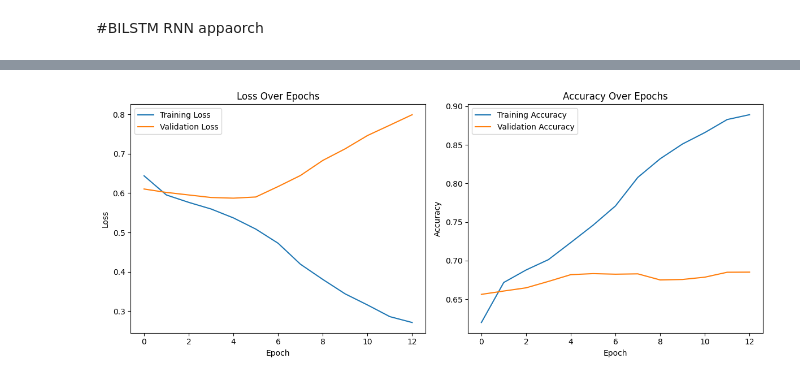
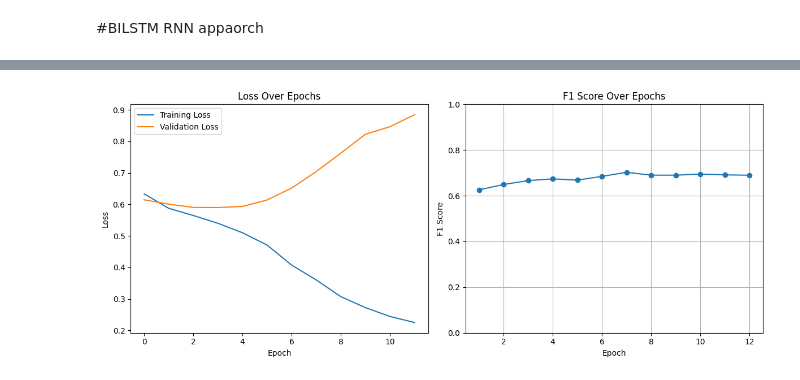
Before and after one commit to AAP9002/COMP34812-NLU-NLI, a Jupyter notebook: NLU_Method_B/BILSTM_RNN_Trainer.ipynb, the cells around one changed output, grey strips where cells are left out. Drawn from its saved outputs; the diff is of its cells as text; code cells hidden in the pictures.

```diff
--- a/NLU_Method_B/BILSTM_RNN_Trainer.ipynb
+++ b/NLU_Method_B/BILSTM_RNN_Trainer.ipynb
@@ -172,10 +209,6 @@ def load_glove(glove_file):
 
 
 loaded_glove = load_glove(glove)
-# %%
-from sklearn.metrics.pairwise import cosine_similarity
-def cosine_similarity(a, b):
-    return np.dot(a, b) / (np.linalg.norm(a) * np.linalg.norm(b) + 1e-5)
 # %% [markdown]
 # Create sequence embeddings
 # %%
@@ -283,10 +314,6 @@ dev_numeric_feats = prepare_numeric_features_optimized(dev_set, loaded_glove, em
 # %% [markdown]
 #BILSTM RNN appaorch
 # %%
-from sklearn.metrics import f1_score
-from tensorflow.keras.callbacks import Callback
-import numpy as np
-
 class F1ScoreCallback(Callback):
     def __init__(self, validation_data, patience=5):
         super().__init__()
@@ -295,18 +322,20 @@ class F1ScoreCallback(Callback):
         self.best_f1 = 0
         self.patience = patience
         self.wait = 0
+        self.f1_scores = []  # ⬅️ add this
 
     def on_epoch_end(self, epoch, logs=None):
         val_pred = self.model.predict(self.X_val)
         val_pred = (val_pred.flatten() > 0.5).astype(int)
         f1 = f1_score(self.y_val, val_pred)
+        self.f1_scores.append(f1)  # ⬅️ save it
 
         print(f"\nEpoch {epoch + 1}: F1 Score = {f1:.4f}")
 
         if f1 > self.best_f1:
             self.best_f1 = f1
             self.best_weights = self.model.get_weights()
-            self.model.save('best_f1_model.keras')  # or 'best_f1_model.keras'
+            self.model.save('best_f1_model.keras')
             self.wait = 0
         else:
             self.wait += 1
@@ -327,13 +354,6 @@ np.random.seed(seed_value)
 # TensorFlow
 tf.random.set_seed(seed_value)
 # %%
-import tensorflow as tf
-from tensorflow.keras.models import Model
-from tensorflow.keras.layers import (
-    Input, LSTM, Dense, Dropout, Bidirectional, Concatenate, Subtract, Multiply,
-    GlobalAveragePooling1D, GlobalMaxPooling1D, Dot, Softmax
-)
-
 # Input shapes
 prem_input = Input(shape=(max_len, embedding_dim), name='premise_input')
 hyp_input = Input(shape=(max_len, embedding_dim), name='hypothesis_input')
@@ -401,7 +421,7 @@ model = Model(inputs=[prem_input, hyp_input, numeric_input], outputs=output)
 model.compile(
     optimizer=tf.keras.optimizers.AdamW(learning_rate=1e-4, weight_decay=1e-4),
     loss='binary_crossentropy',
-    metrics=['accuracy',tf.keras.metrics.Precision(name='precision'),
+    metrics=['accuracy',
              tf.keras.metrics.Recall(name='recall')]
 )
 
@@ -429,10 +449,6 @@ Model: "functional_1"
  Trainable params: 2,674,413 (10.20 MB)
  Non-trainable params: 0 (0.00 B)
 # %%
-from tensorflow.keras.utils import to_categorical
-from tensorflow.keras.callbacks import EarlyStopping, ModelCheckpoint, ReduceLROnPlateau
-from sklearn.utils.class_weight import compute_class_weight
-
 train_labels = train_set['label'].values
 dev_labels = dev_set['label'].values
 #early_stopping = EarlyStopping(monitor='val_loss', patience=5, restore_best_weights=True, mode= 'min')
@@ -451,7 +467,7 @@ history=model.fit(
     [train_prem_seq, train_hyp_seq, train_numeric_feats], train_labels,
     validation_data=([dev_prem_seq, dev_hyp_seq, dev_numeric_feats], dev_labels),
     epochs=20,
-    batch_size=128, #64 was best score
+    batch_size=64, #128 was best score
     callbacks=[f1_callback, reduce_lr],
     class_weight=class_weight_dict
 )
@@ -498,30 +528,26 @@ contradiction       0.68      0.65      0.66      3258
 #model = load_model('best_f1_model.keras')
 #model.save('/content/drive/MyDrive/Most_recent_best_esim_model.keras')
 # %%
-import matplotlib.pyplot as plt
-
 plt.figure(figsize=(12, 5))
 
 # Loss Plot
 plt.subplot(1, 2, 1)
 plt.plot(history.history['loss'], label='Training Loss')
 plt.plot(history.history['val_loss'], label='Validation Loss')
 plt.title('Loss Over Epochs')
 plt.xlabel('Epoch')
 plt.ylabel('Loss')
 plt.legend()
 
-# Accuracy or F1 if available
-if 'accuracy' in history.history:
-    plt.subplot(1, 2, 2)
-    plt.plot(history.history['accuracy'], label='Training Accuracy')
-    plt.plot(history.history['val_accuracy'], label='Validation Accuracy')
-    plt.title('Accuracy Over Epochs')
-    plt.xlabel('Epoch')
-    plt.ylabel('Accuracy')
-    plt.legend()
 
+plt.subplot(1,2,2)
+plt.plot(range(1, len(f1_callback.f1_scores) + 1), f1_callback.f1_scores, marker='o')
+plt.title('F1 Score Over Epochs')
+plt.xlabel('Epoch')
+plt.ylabel('F1 Score')
+plt.ylim(0, 1)
+plt.grid(True)
 plt.tight_layout()
 plt.show()
 # %% [output]
-[figure, old version]
+[figure, new version]
```
Also changed, not shown: parts of 12 cells of this notebook.
